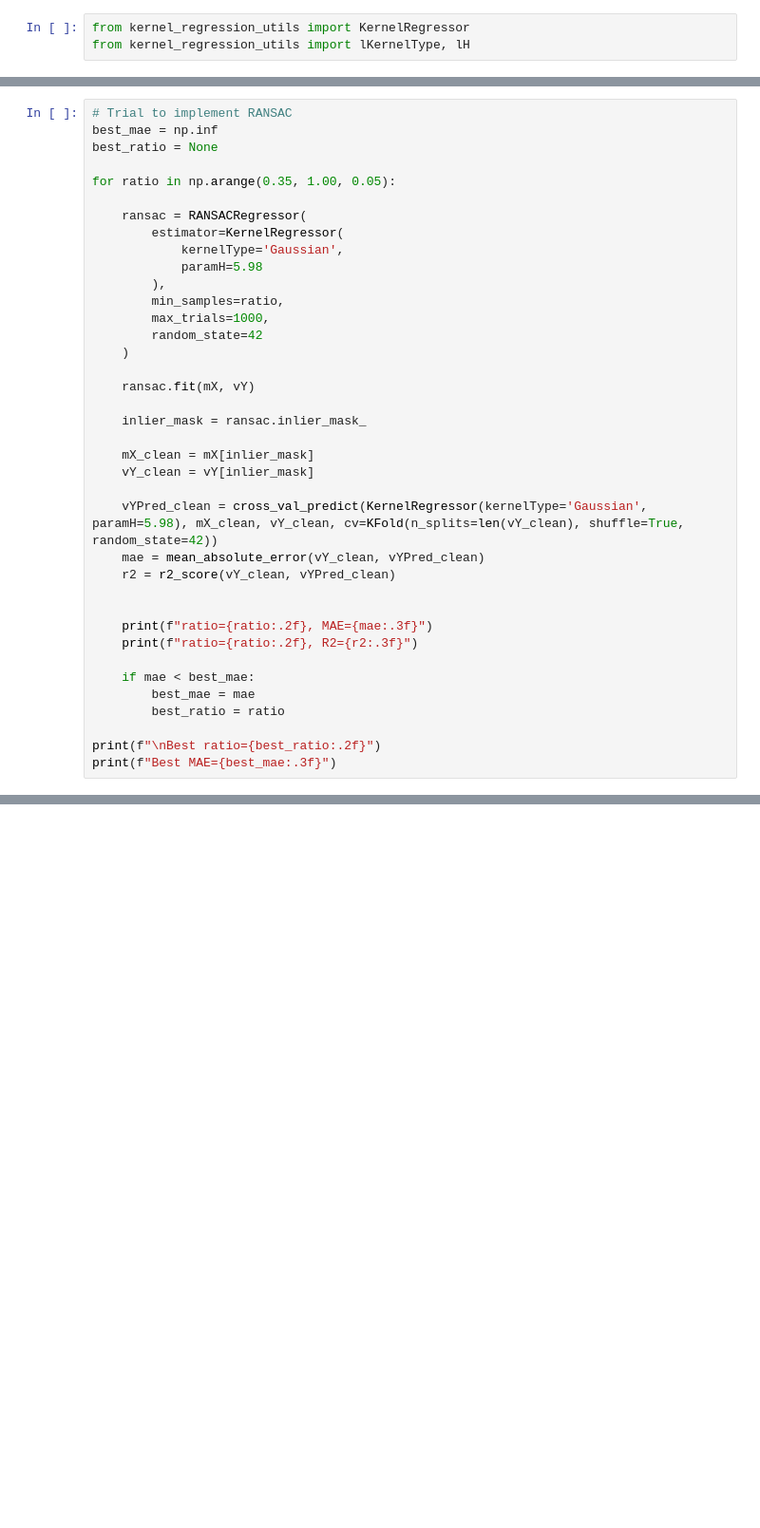
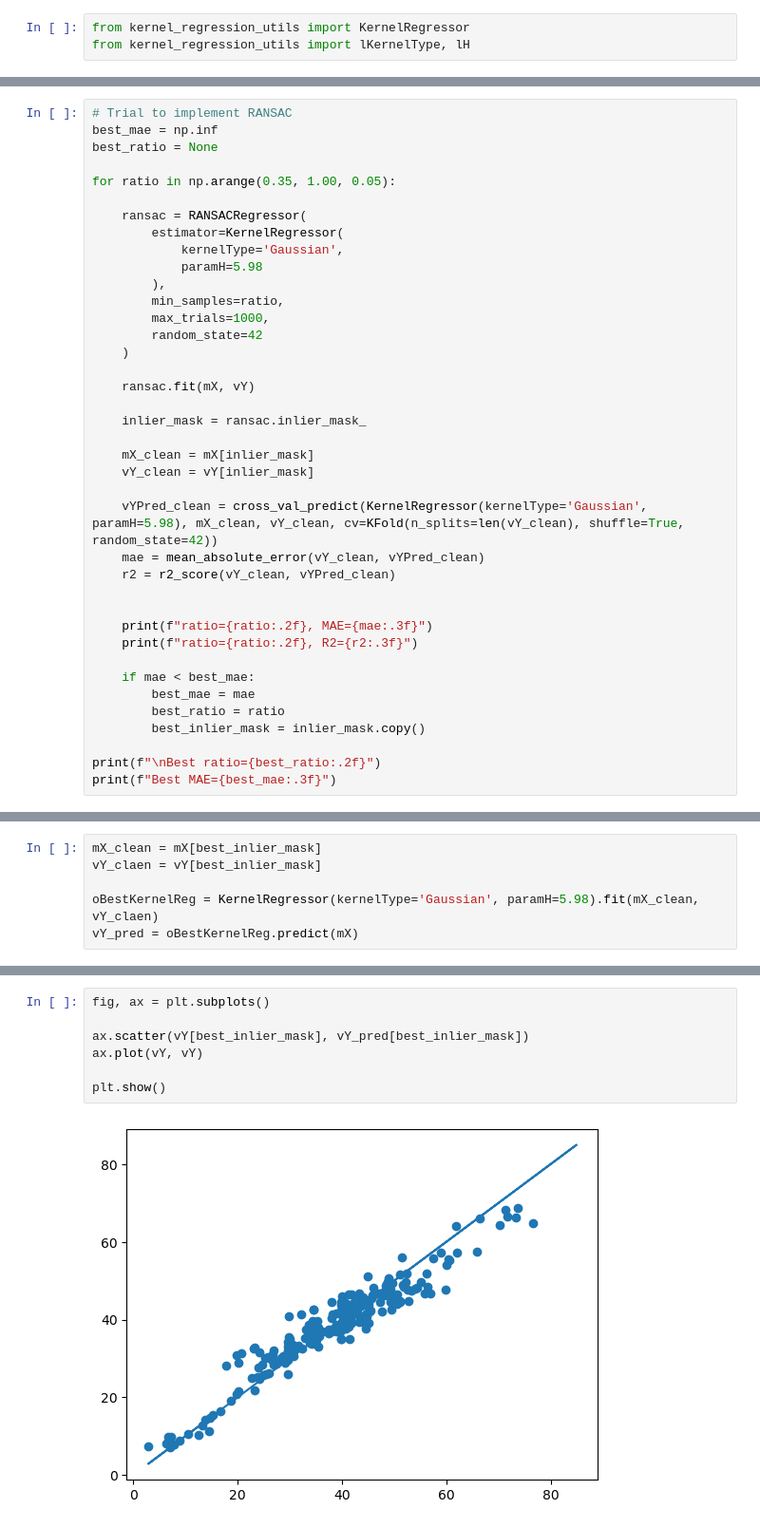
Before and after one commit to kiriyevskykiril/ai-program-2026, a Jupyter notebook: project_1/kernel_regression_Imax.ipynb, the cells around one changed output, grey strips where cells are left out. Shown at 95% size. Saved outputs shown, nothing was run; the diff lists cells and outputs as text; blank space fills up the shorter version.

```diff
--- a/project_1/kernel_regression_Imax.ipynb
+++ b/project_1/kernel_regression_Imax.ipynb
@@ -97,6 +153,7 @@ for ratio in np.arange(0.35, 1.00, 0.05):
     if mae < best_mae:
         best_mae = mae
         best_ratio = ratio
+        best_inlier_mask = inlier_mask.copy()
 
 print(f"\nBest ratio={best_ratio:.2f}")
 print(f"Best MAE={best_mae:.3f}")
@@ -102,0 +182,6 @@ print(f"Best MAE={best_mae:.3f}")
+# %%
+mX_clean = mX[best_inlier_mask]
+vY_claen = vY[best_inlier_mask]
+
+oBestKernelReg = KernelRegressor(kernelType='Gaussian', paramH=5.98).fit(mX_clean, vY_claen)
+vY_pred = oBestKernelReg.predict(mX)
@@ -102,0 +197,9 @@ print(f"Best MAE={best_mae:.3f}")
+# %%
+fig, ax = plt.subplots()
+
+ax.scatter(vY[best_inlier_mask], vY_pred[best_inlier_mask])
+ax.plot(vY, vY)
+
+plt.show()
+# %% [output]
+[figure, added]
```
Also changed, not shown: parts of 12 cells of this notebook, 4 other files.
